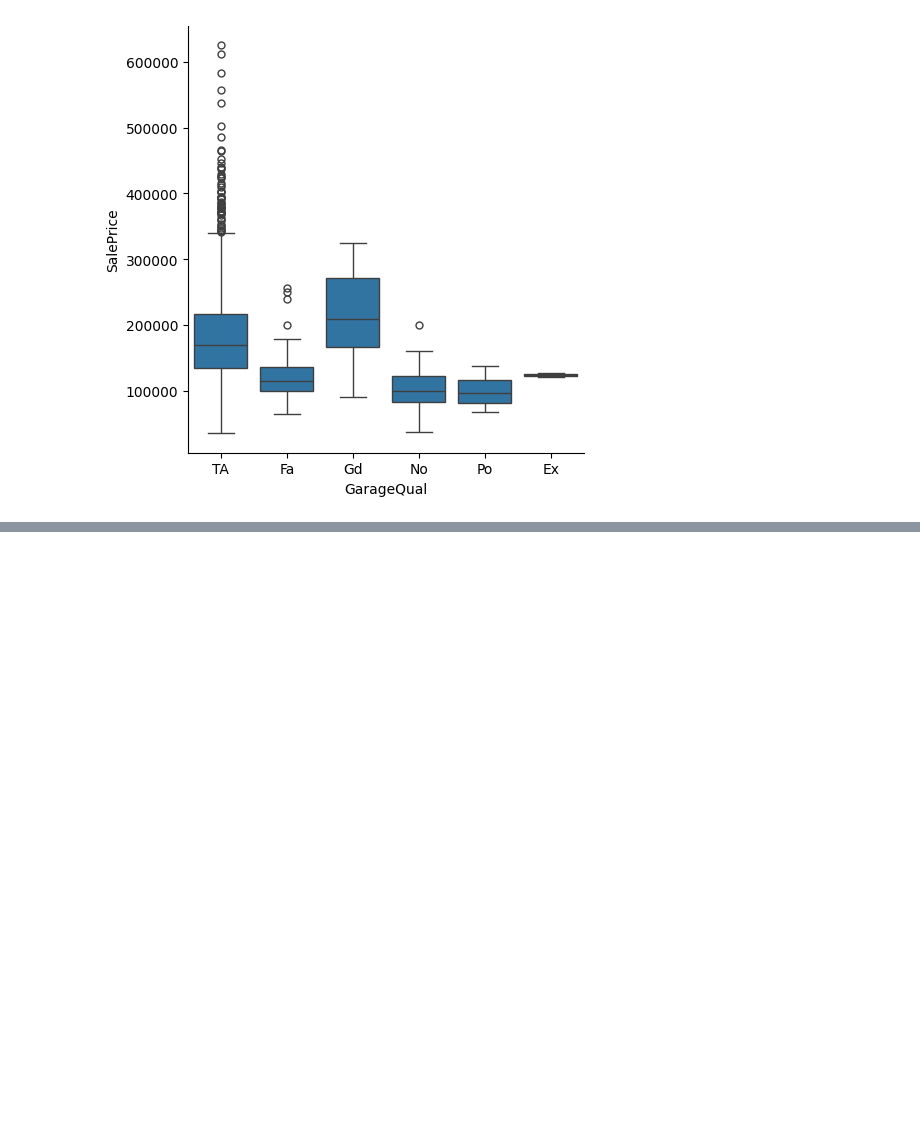
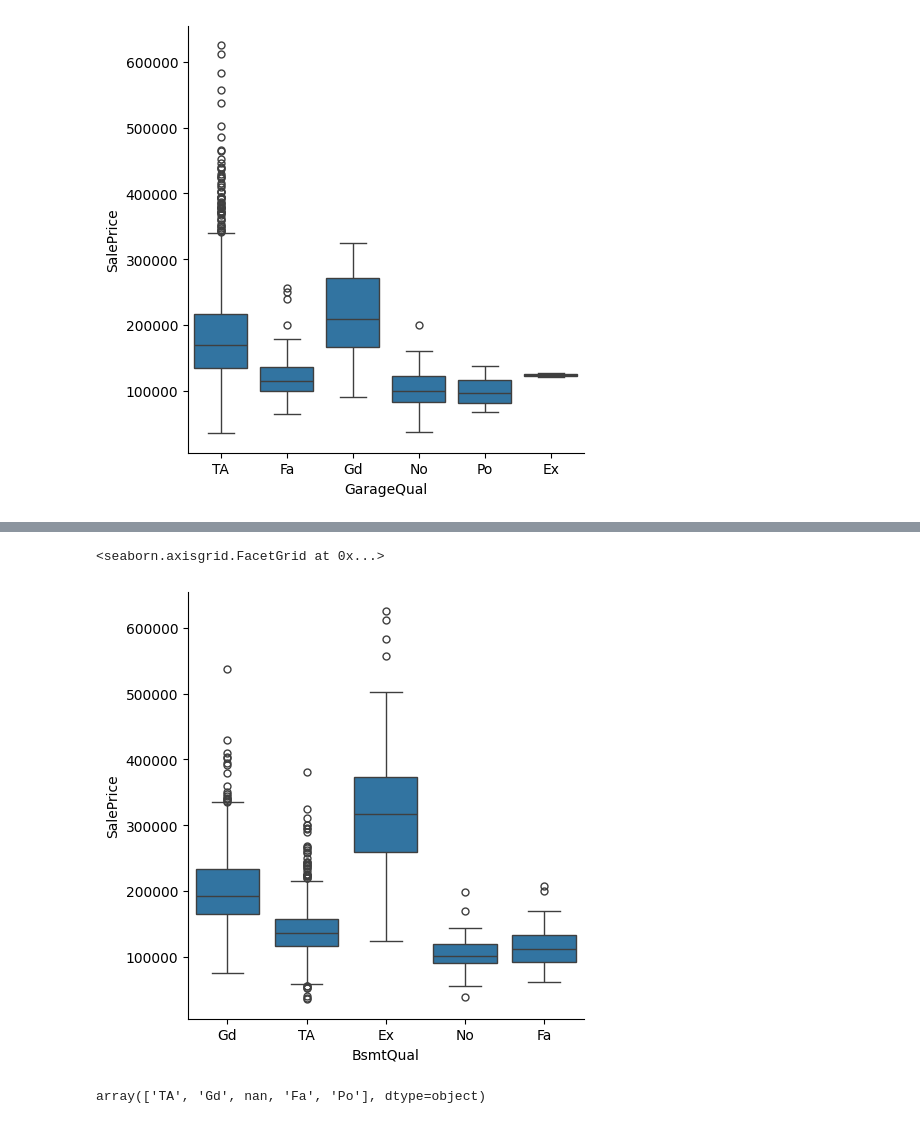
Before and after one commit to maxellmilay/house-pricing-prediction, a Jupyter notebook: model.ipynb, the cells around one changed output, grey strips where cells are left out. Cells and saved outputs as stored; diff of their text form; code cells hidden in the pictures; blank space fills up the shorter version.

```diff
--- a/model.ipynb
+++ b/model.ipynb
@@ -270,0 +330,12 @@ sns.catplot(data=train_df, x='GarageQual', y='SalePrice', kind='box')
+# %%
+train_df.fillna({'BsmtQual': 'No'}, inplace=True)
+test_df.fillna({'BsmtQual': 'No'}, inplace=True)
+# %%
+sns.catplot(data=train_df, x='BsmtQual', y='SalePrice', kind='box')
+# %% [output]
+<seaborn.axisgrid.FacetGrid at 0x...>
+[figure, added]
+# %%
+train_df['BsmtCond'].unique()
+# %% [output]
+array(['TA', 'Gd', nan, 'Fa', 'Po'], dtype=object)
```
Also changed, not shown: parts of 23 cells of this notebook.
